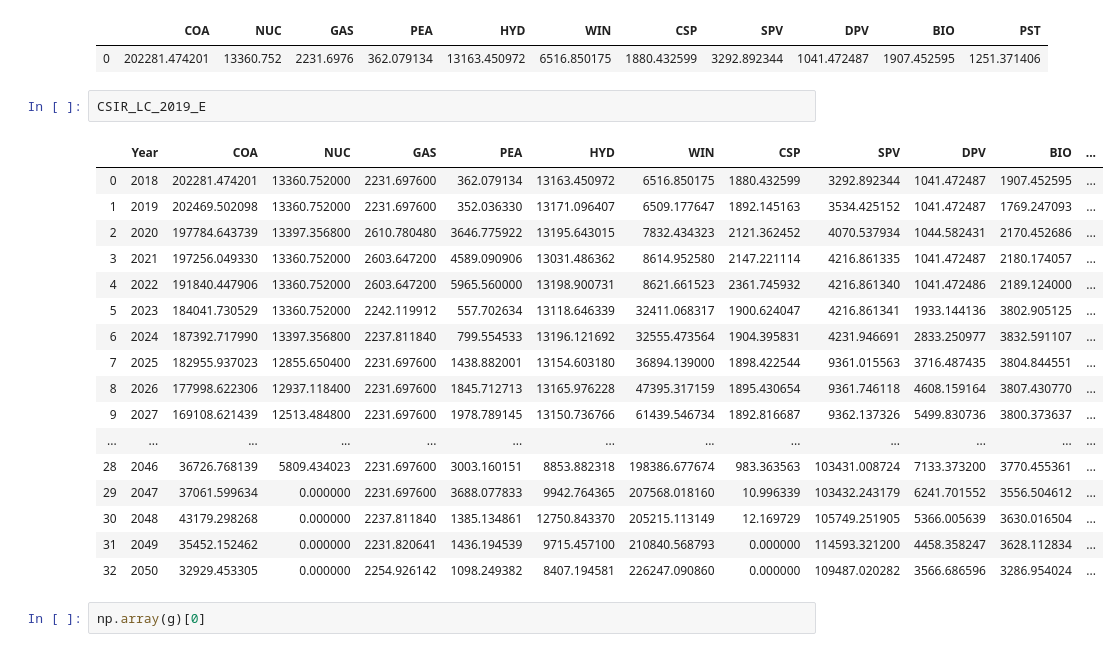
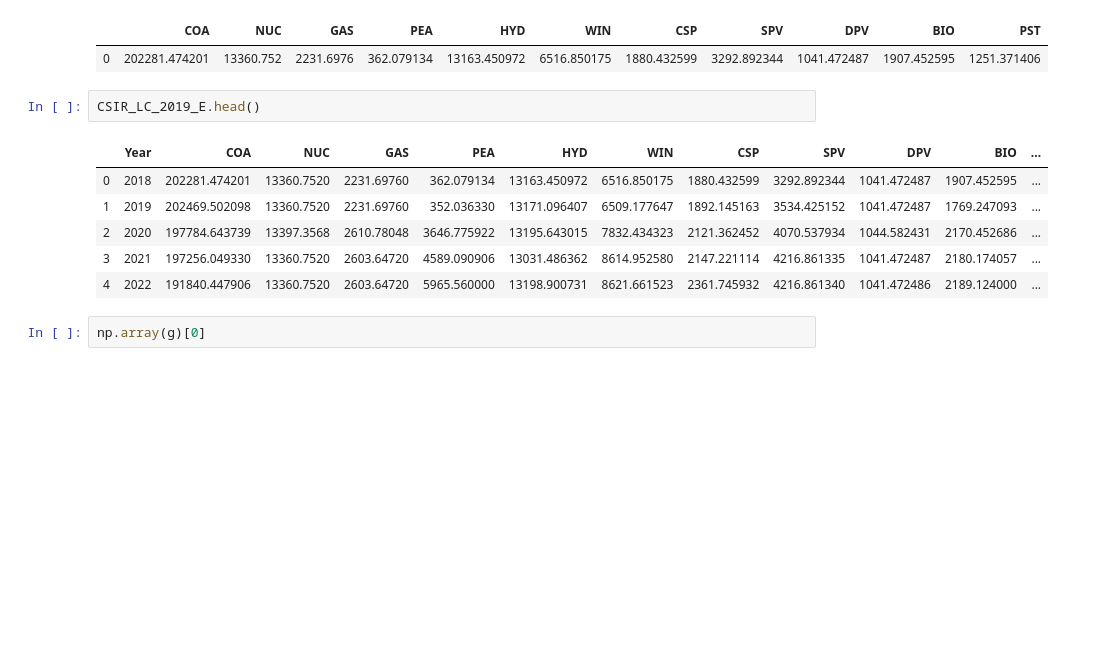
Before and after one commit to Futile21/Jarrad_IPP, a Jupyter notebook: test001-Copy5.ipynb, the cells around one changed output. Saved outputs shown, nothing was run; the diff lists cells and outputs as text; blank space fills up the shorter version.

```diff
--- a/test001-Copy5.ipynb
+++ b/test001-Copy5.ipynb
@@ -565,25 +562,14 @@ g
 |  | COA | NUC | GAS | PEA | HYD | WIN | CSP | SPV | DPV | BIO | PST |
 | 0 | 202281.474201 | 13360.752 | 2231.6976 | 362.079134 | 13163.450972 | 6516.850175 | 1880.432599 | 3292.892344 | 1041.472487 | 1907.452595 | 1251.371406 |
 # %%
-CSIR_LC_2019_E
+CSIR_LC_2019_E.head()
 # %% [output]
 |  | Year | COA | NUC | GAS | PEA | HYD | WIN | CSP | SPV | DPV | BIO | ... |
-| 0 | 2018 | 202281.474201 | 13360.752000 | 2231.697600 | 362.079134 | 13163.450972 | 6516.850175 | 1880.432599 | 3292.892344 | 1041.472487 | 1907.452595 | ... |
-| 1 | 2019 | 202469.502098 | 13360.752000 | 2231.697600 | 352.036330 | 13171.096407 | 6509.177647 | 1892.145163 | 3534.425152 | 1041.472487 | 1769.247093 | ... |
-| 2 | 2020 | 197784.643739 | 13397.356800 | 2610.780480 | 3646.775922 | 13195.643015 | 7832.434323 | 2121.362452 | 4070.537934 | 1044.582431 | 2170.452686 | ... |
-| 3 | 2021 | 197256.049330 | 13360.752000 | 2603.647200 | 4589.090906 | 13031.486362 | 8614.952580 | 2147.221114 | 4216.861335 | 1041.472487 | 2180.174057 | ... |
-| 4 | 2022 | 191840.447906 | 13360.752000 | 2603.647200 | 5965.560000 | 13198.900731 | 8621.661523 | 2361.745932 | 4216.861340 | 1041.472486 | 2189.124000 | ... |
-| 5 | 2023 | 184041.730529 | 13360.752000 | 2242.119912 | 557.702634 | 13118.646339 | 32411.068317 | 1900.624047 | 4216.861341 | 1933.144136 | 3802.905125 | ... |
-| 6 | 2024 | 187392.717990 | 13397.356800 | 2237.811840 | 799.554533 | 13196.121692 | 32555.473564 | 1904.395831 | 4231.946691 | 2833.250977 | 3832.591107 | ... |
-| 7 | 2025 | 182955.937023 | 12855.650400 | 2231.697600 | 1438.882001 | 13154.603180 | 36894.139000 | 1898.422544 | 9361.015563 | 3716.487435 | 3804.844551 | ... |
-| 8 | 2026 | 177998.622306 | 12937.118400 | 2231.697600 | 1845.712713 | 13165.976228 | 47395.317159 | 1895.430654 | 9361.746118 | 4608.159164 | 3807.430770 | ... |
-| 9 | 2027 | 169108.621439 | 12513.484800 | 2231.697600 | 1978.789145 | 13150.736766 | 61439.546734 | 1892.816687 | 9362.137326 | 5499.830736 | 3800.373637 | ... |
-| ... | ... | ... | ... | ... | ... | ... | ... | ... | ... | ... | ... | ... |
-| 28 | 2046 | 36726.768139 | 5809.434023 | 2231.697600 | 3003.160151 | 8853.882318 | 198386.677674 | 983.363563 | 103431.008724 | 7133.373200 | 3770.455361 | ... |
-| 29 | 2047 | 37061.599634 | 0.000000 | 2231.697600 | 3688.077833 | 9942.764365 | 207568.018160 | 10.996339 | 103432.243179 | 6241.701552 | 3556.504612 | ... |
-| 30 | 2048 | 43179.298268 | 0.000000 | 2237.811840 | 1385.134861 | 12750.843370 | 205215.113149 | 12.169729 | 105749.251905 | 5366.005639 | 3630.016504 | ... |
-| 31 | 2049 | 35452.152462 | 0.000000 | 2231.820641 | 1436.194539 | 9715.457100 | 210840.568793 | 0.000000 | 114593.321200 | 4458.358247 | 3628.112834 | ... |
-| 32 | 2050 | 32929.453305 | 0.000000 | 2254.926142 | 1098.249382 | 8407.194581 | 226247.090860 | 0.000000 | 109487.020282 | 3566.686596 | 3286.954024 | ... |
+| 0 | 2018 | 202281.474201 | 13360.7520 | 2231.69760 | 362.079134 | 13163.450972 | 6516.850175 | 1880.432599 | 3292.892344 | 1041.472487 | 1907.452595 | ... |
+| 1 | 2019 | 202469.502098 | 13360.7520 | 2231.69760 | 352.036330 | 13171.096407 | 6509.177647 | 1892.145163 | 3534.425152 | 1041.472487 | 1769.247093 | ... |
+| 2 | 2020 | 197784.643739 | 13397.3568 | 2610.78048 | 3646.775922 | 13195.643015 | 7832.434323 | 2121.362452 | 4070.537934 | 1044.582431 | 2170.452686 | ... |
+| 3 | 2021 | 197256.049330 | 13360.7520 | 2603.64720 | 4589.090906 | 13031.486362 | 8614.952580 | 2147.221114 | 4216.861335 | 1041.472487 | 2180.174057 | ... |
+| 4 | 2022 | 191840.447906 | 13360.7520 | 2603.64720 | 5965.560000 | 13198.900731 | 8621.661523 | 2361.745932 | 4216.861340 | 1041.472486 | 2189.124000 | ... |
 # %%
 np.array(g)[0]
 # %% [output]
```
Also changed, not shown: parts of 14 cells of this notebook, 8 other files.
